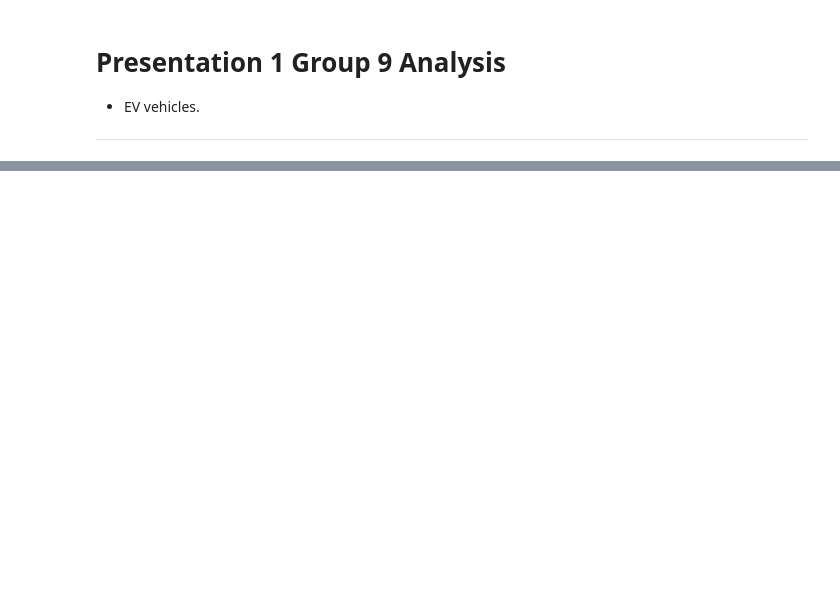
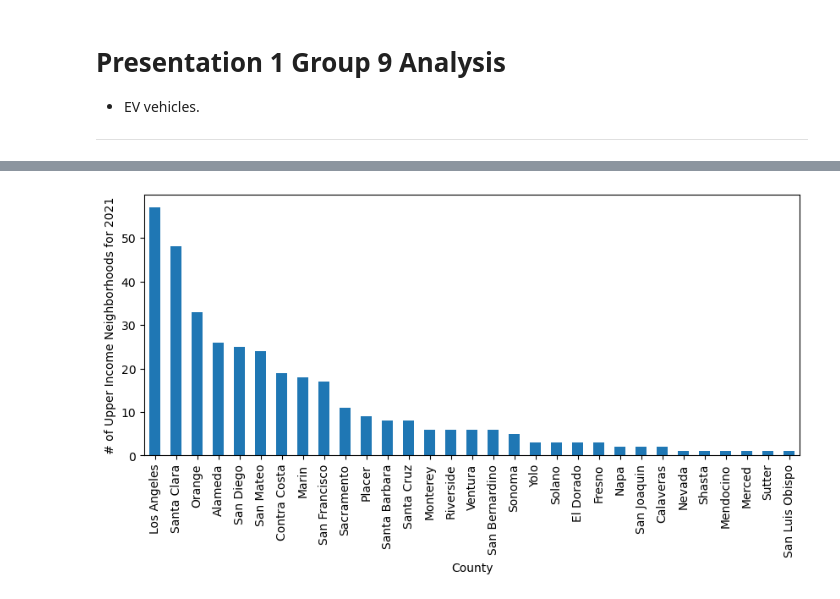
Before and after one commit to JaredWillson/group_9_project_1, a Jupyter notebook: presentation_1_jlh.ipynb, the cells around one changed output, grey strips where cells are left out. Cells and saved outputs as stored; diff of their text form; code cells hidden in the pictures; blank space fills up the shorter version.

```diff
--- a/presentation_1_jlh.ipynb
+++ b/presentation_1_jlh.ipynb
@@ -216,0 +732,10 @@ The total vehicle count after merge for all years is  1078295.0
+# %%
+vehicle_count_by_county_df_2021_75 = vehicle_count_by_county_df_2021_75['County'].value_counts()
+vehicle_count_by_county_df_2021_75.plot(kind='bar',
+                                 figsize=(10, 4)
+                                )
+plt.xlabel('County')
+plt.ylabel('# of Upper Income Neighborhoods for 2021')
+plt.show()
+# %% [output]
+[figure, added]
```
Also changed, not shown: parts of 38 cells of this notebook.
